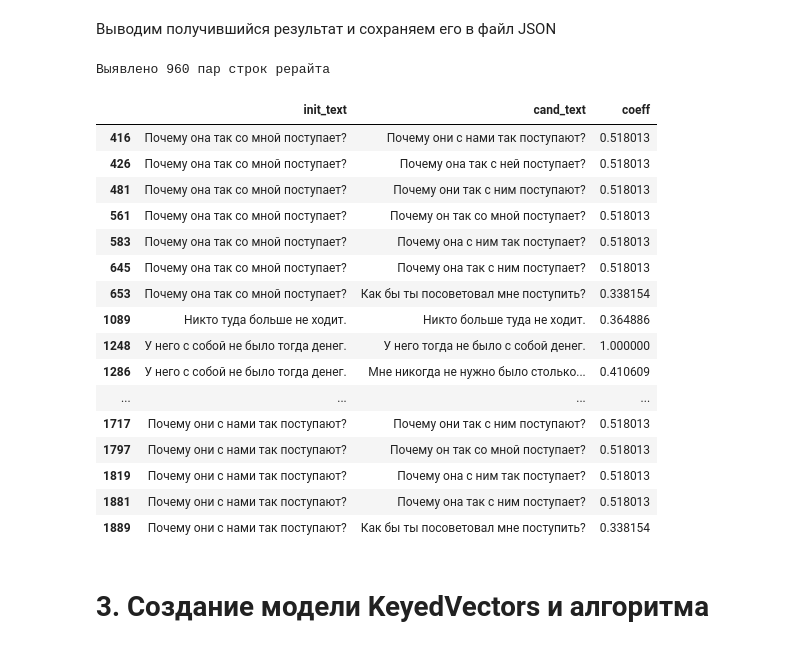
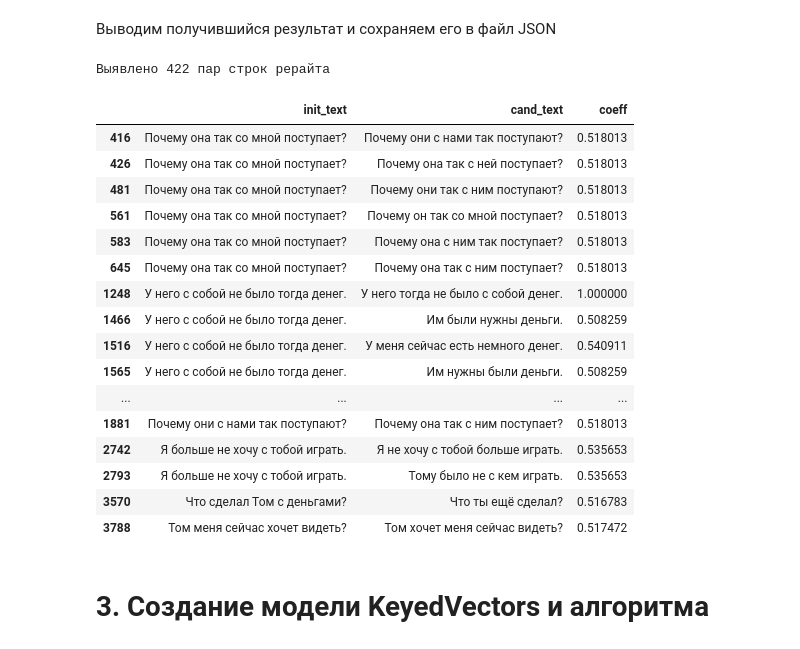
Before and after one commit to mishafoniakov/SberTalentCase_C-2, a Jupyter notebook: SberTalentCase.ipynb, the cells around one changed output. Saved outputs shown, nothing was run; the diff lists cells and outputs as text; code cells hidden in the pictures.

```diff
--- a/SberTalentCase.ipynb
+++ b/SberTalentCase.ipynb
@@ -194,27 +198,27 @@ sample_cross['coeff'] = coeff
 # %% [markdown]
 Выводим получившийся результат и сохраняем его в файл JSON
 # %%
-result = sample_cross.loc[sample_cross['coeff'] >= 0.3]
-result = result[['init_text', 'cand_text', 'coeff']]
-print(f'Выявлено {result.shape[0]} пар строк рерайта')
-result.head(20)
+algorithm_1 = sample_cross.loc[sample_cross['coeff'] >= 0.5]
+algorithm_1 = algorithm_1[['init_text', 'cand_text', 'coeff']]
+print(f'Выявлено {algorithm_1.shape[0]} пар строк рерайта')
+algorithm_1.head(20)
 # %% [output]
-Выявлено 960 пар строк рерайта
+Выявлено 422 пар строк рерайта
 |  | init_text | cand_text | coeff |
 | 416 | Почему она так со мной поступает? | Почему они с нами так поступают? | 0.518013 |
 | 426 | Почему она так со мной поступает? | Почему она так с ней поступает? | 0.518013 |
 | 481 | Почему она так со мной поступает? | Почему они так с ним поступают? | 0.518013 |
 | 561 | Почему она так со мной поступает? | Почему он так со мной поступает? | 0.518013 |
 | 583 | Почему она так со мной поступает? | Почему она с ним так поступает? | 0.518013 |
 | 645 | Почему она так со мной поступает? | Почему она так с ним поступает? | 0.518013 |
-| 653 | Почему она так со мной поступает? | Как бы ты посоветовал мне поступить? | 0.338154 |
-| 1089 | Никто туда больше не ходит. | Никто больше туда не ходит. | 0.364886 |
 | 1248 | У него с собой не было тогда денег. | У него тогда не было с собой денег. | 1.000000 |
-| 1286 | У него с собой не было тогда денег. | Мне никогда не нужно было столько... | 0.410609 |
+| 1466 | У него с собой не было тогда денег. | Им были нужны деньги. | 0.508259 |
+| 1516 | У него с собой не было тогда денег. | У меня сейчас есть немного денег. | 0.540911 |
+| 1565 | У него с собой не было тогда денег. | Им нужны были деньги. | 0.508259 |
 | ... | ... | ... | ... |
-| 1717 | Почему они с нами так поступают? | Почему они так с ним поступают? | 0.518013 |
-| 1797 | Почему они с нами так поступают? | Почему он так со мной поступает? | 0.518013 |
-| 1819 | Почему они с нами так поступают? | Почему она с ним так поступает? | 0.518013 |
 | 1881 | Почему они с нами так поступают? | Почему она так с ним поступает? | 0.518013 |
-| 1889 | Почему они с нами так поступают? | Как бы ты посоветовал мне поступить? | 0.338154 |
+| 2742 | Я больше не хочу с тобой играть. | Я не хочу с тобой больше играть. | 0.535653 |
+| 2793 | Я больше не хочу с тобой играть. | Тому было не с кем играть. | 0.535653 |
+| 3570 | Что сделал Том с деньгами? | Что ты ещё сделал? | 0.516783 |
+| 3788 | Том меня сейчас хочет видеть? | Том хочет меня сейчас видеть? | 0.517472 |
 # %%
```
Also changed, not shown: parts of 35 cells of this notebook.
